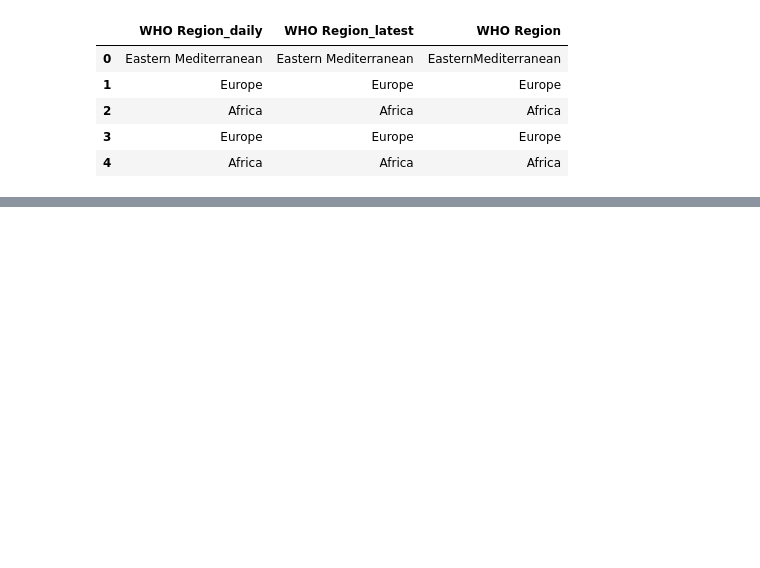
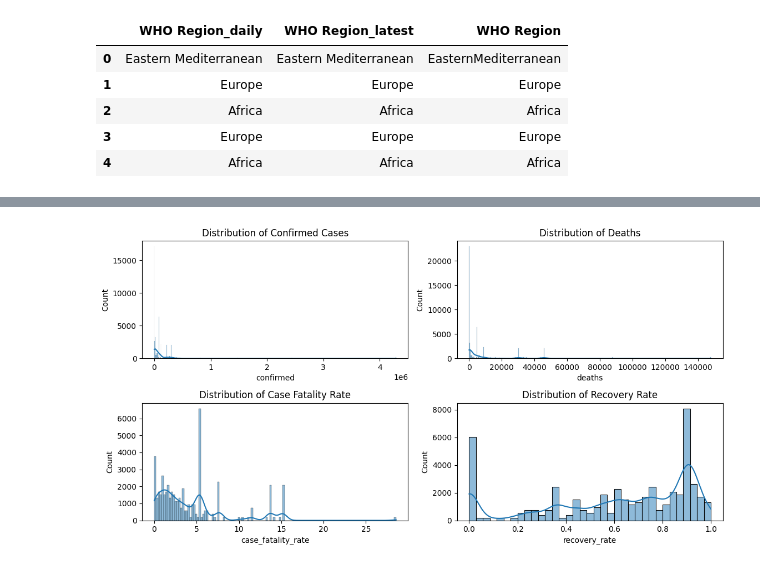
Before and after one commit to izik-adio/Predictive-Modelling-for-COVID-19, a Jupyter notebook: eda_to_modeling.ipynb, the cells around one changed output, grey strips where cells are left out. Drawn from its saved outputs; the diff is of its cells as text; code cells hidden in the pictures; blank space fills up the shorter version.

```diff
--- a/eda_to_modeling.ipynb
+++ b/eda_to_modeling.ipynb
@@ -131,0 +236,23 @@ merged_data.to_csv('merged_covid_data.csv', index=False)
+# %%
+# Distribution of Key Variables:
+plt.figure(figsize=(11.5, 6))
+plt.subplot(2, 2, 1)
+sns.histplot(df['confirmed'], kde=True)
+plt.title('Distribution of Confirmed Cases')
+
+plt.subplot(2, 2, 2)
+sns.histplot(df['deaths'], kde=True)
+plt.title('Distribution of Deaths')
+
+plt.subplot(2, 2, 3)
+sns.histplot(df['case_fatality_rate'], kde=True)
+plt.title('Distribution of Case Fatality Rate')
+
+plt.subplot(2, 2, 4)
+sns.histplot(df['recovery_rate'], kde=True)
+plt.title('Distribution of Recovery Rate')
+
+plt.tight_layout()
+plt.show()
+# %% [output]
+[figure, added]
```
Also changed, not shown: parts of 17 cells of this notebook.
